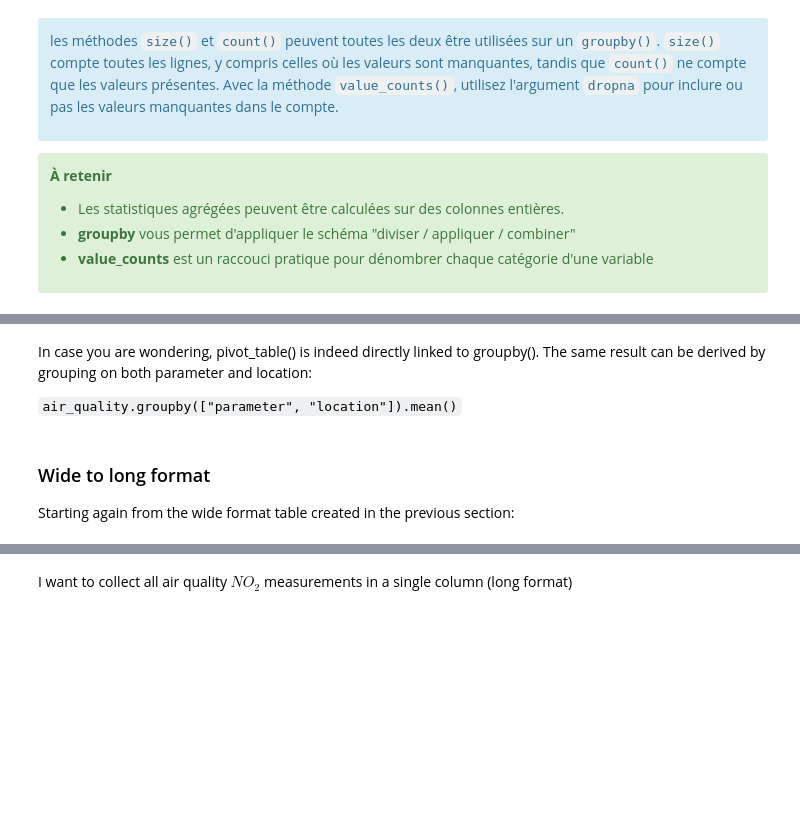
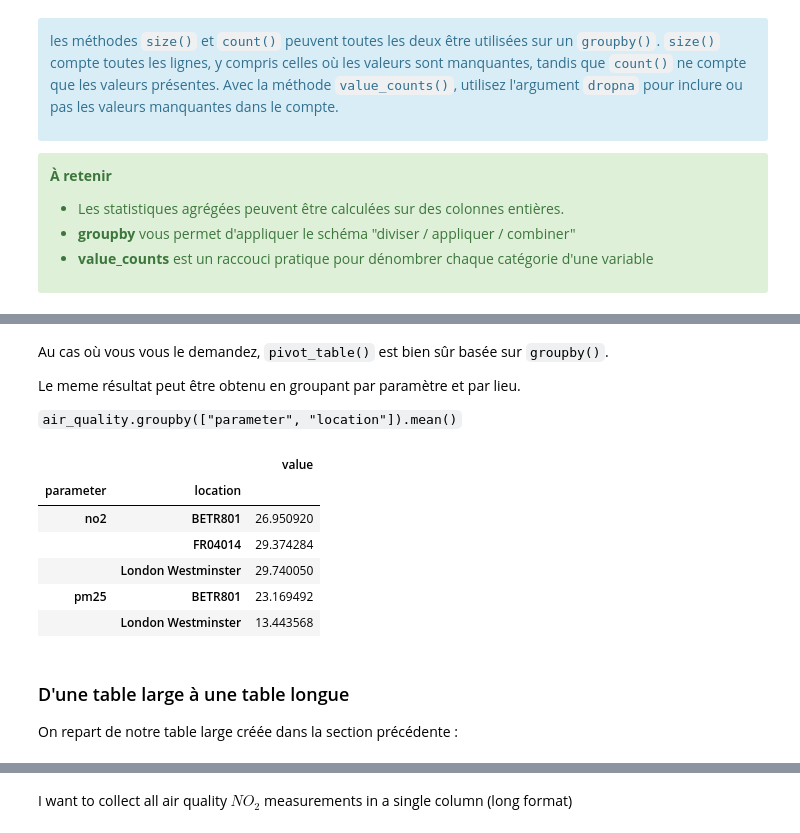
Before and after one commit to philippe-lemaire/insa-notebooks, a Jupyter notebook: formations/pandas/pandas_101.ipynb, the cells around one changed output, grey strips where cells are left out. Drawn from its saved outputs; the diff is of its cells as text; code cells hidden in the pictures; blank space fills up the shorter version.

```diff
--- a/formations/pandas/pandas_101.ipynb
+++ b/formations/pandas/pandas_101.ipynb
@@ -743,11 +1168,23 @@ air_quality.pivot_table(
 # %% [markdown]
-In case you are wondering, pivot_table() is indeed directly linked to groupby(). The same result can be derived by grouping on both parameter and location:
+Au cas où vous vous le demandez, `pivot_table()` est bien sûr basée sur `groupby()`.
+
+Le meme résultat peut être obtenu en groupant par paramètre et par lieu.
 
 `air_quality.groupby(["parameter", "location"]).mean()`
+# %%
+air_quality.groupby(["parameter", "location"]).mean()
+# %% [output]
+|  |  | value |
+| parameter | location |  |
+| no2 | BETR801 | 26.950920 |
+|  | FR04014 | 29.374284 |
+|  | London Westminster | 29.740050 |
+| pm25 | BETR801 | 23.169492 |
+|  | London Westminster | 13.443568 |
 # %% [markdown]
-### Wide to long format
+### D'une table large à une table longue
 
-Starting again from the wide format table created in the previous section:
+On repart de notre table large créée dans la section précédente :
 # %%
 no2_pivoted = no2.pivot(columns="location", values="value").reset_index()
 
```
Also changed, not shown: parts of 80 cells of this notebook, 1 other file.
